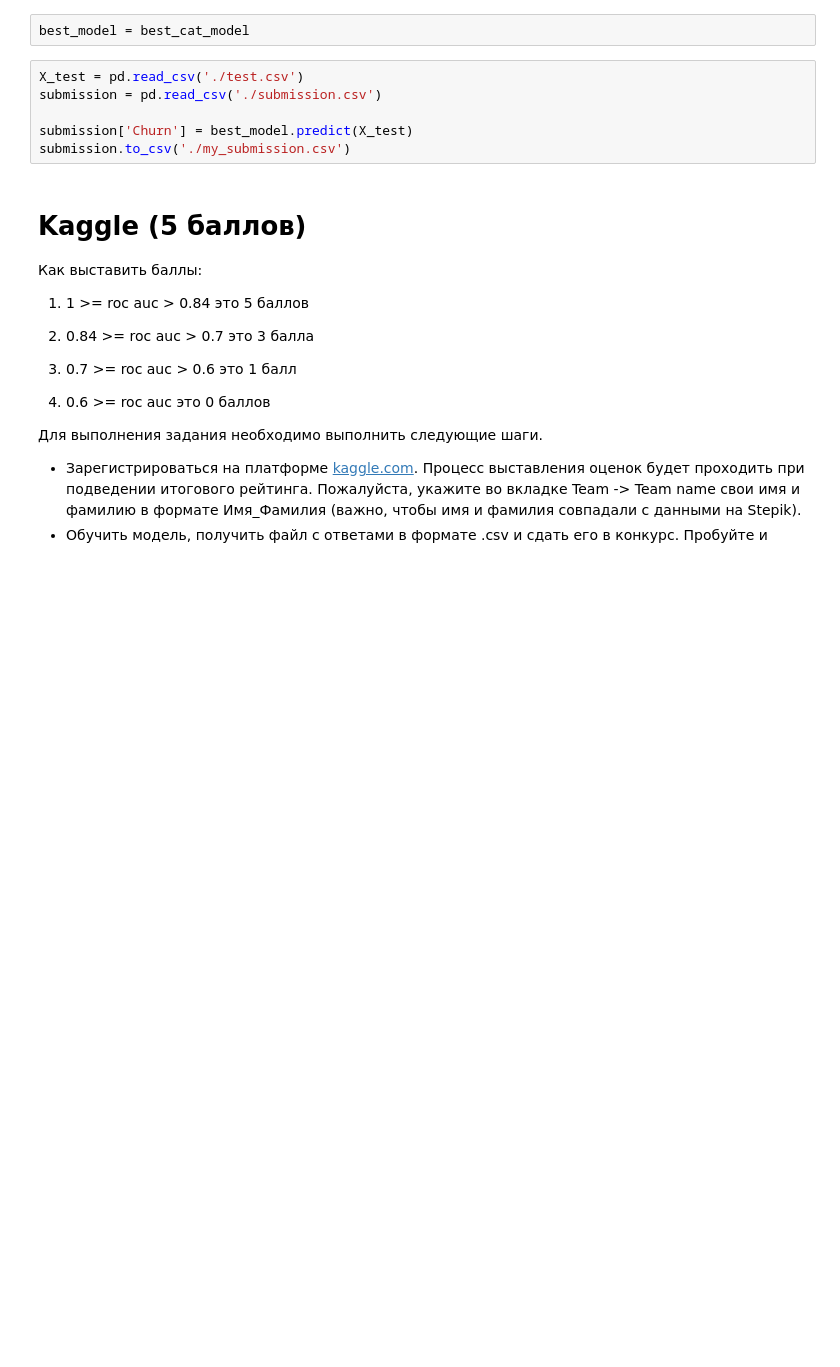
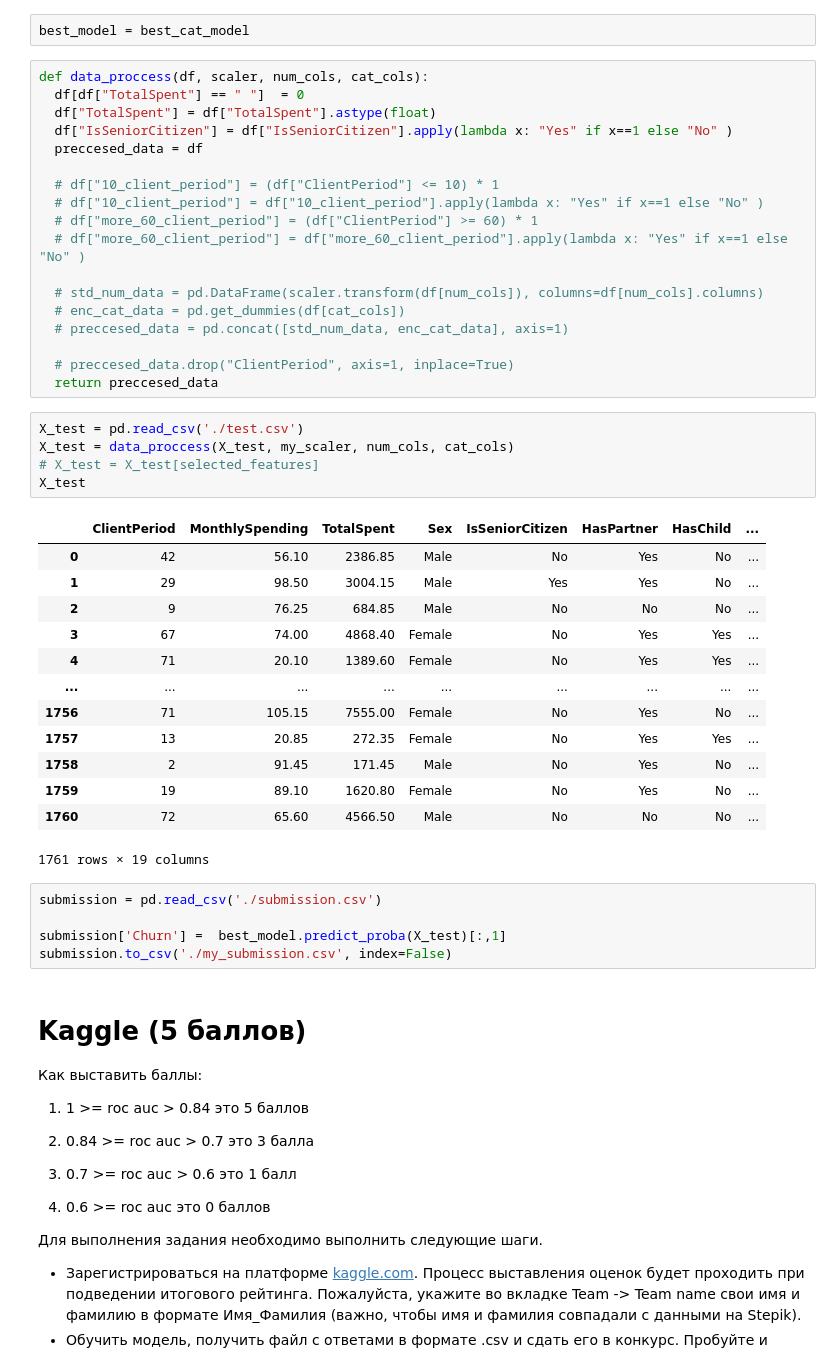
Before and after one commit to LevPerla/DLS_CV_Course, a Jupyter notebook: homeworks_2/Решение ML задачи и Kaggle./Baseline.ipynb, the cells around one changed output. Saved outputs shown, nothing was run; the diff lists cells and outputs as text; blank space fills up the shorter version.

```diff
--- a/homeworks_2/Решение ML задачи и Kaggle./Baseline.ipynb
+++ b/homeworks_2/Решение ML задачи и Kaggle./Baseline.ipynb
@@ -345,12 +433,48 @@ lr:0.3, num_trees: 1000, roc: 0.6856894409937888
 # Предсказания
 # %%
 best_model = best_cat_model
+# %%
+def data_proccess(df, scaler, num_cols, cat_cols):
+  df[df["TotalSpent"] == " "]  = 0
+  df["TotalSpent"] = df["TotalSpent"].astype(float)
+  df["IsSeniorCitizen"] = df["IsSeniorCitizen"].apply(lambda x: "Yes" if x==1 else "No" )
+  preccesed_data = df
+
+  # df["10_client_period"] = (df["ClientPeriod"] <= 10) * 1
+  # df["10_client_period"] = df["10_client_period"].apply(lambda x: "Yes" if x==1 else "No" )
+  # df["more_60_client_period"] = (df["ClientPeriod"] >= 60) * 1
+  # df["more_60_client_period"] = df["more_60_client_period"].apply(lambda x: "Yes" if x==1 else "No" )
+
+  # std_num_data = pd.DataFrame(scaler.transform(df[num_cols]), columns=df[num_cols].columns)
+  # enc_cat_data = pd.get_dummies(df[cat_cols])
+  # preccesed_data = pd.concat([std_num_data, enc_cat_data], axis=1)
+
+  # preccesed_data.drop("ClientPeriod", axis=1, inplace=True)
+  return preccesed_data
+# %%
+X_test = pd.read_csv('./test.csv')
+X_test = data_proccess(X_test, my_scaler, num_cols, cat_cols)
+# X_test = X_test[selected_features]
+X_test
+# %% [output]
+|  | ClientPeriod | MonthlySpending | TotalSpent | Sex | IsSeniorCitizen | HasPartner | HasChild | ... |
+| 0 | 42 | 56.10 | 2386.85 | Male | No | Yes | No | ... |
+| 1 | 29 | 98.50 | 3004.15 | Male | Yes | Yes | No | ... |
+| 2 | 9 | 76.25 | 684.85 | Male | No | No | No | ... |
+| 3 | 67 | 74.00 | 4868.40 | Female | No | Yes | Yes | ... |
+| 4 | 71 | 20.10 | 1389.60 | Female | No | Yes | Yes | ... |
+| ... | ... | ... | ... | ... | ... | ... | ... | ... |
+| 1756 | 71 | 105.15 | 7555.00 | Female | No | Yes | No | ... |
+| 1757 | 13 | 20.85 | 272.35 | Female | No | Yes | Yes | ... |
+| 1758 | 2 | 91.45 | 171.45 | Male | No | Yes | No | ... |
+| 1759 | 19 | 89.10 | 1620.80 | Female | No | Yes | No | ... |
+| 1760 | 72 | 65.60 | 4566.50 | Male | No | No | No | ... |
+1761 rows × 19 columns
 # %%
-X_test = pd.read_csv('./test.csv')
 submission = pd.read_csv('./submission.csv')
 
-submission['Churn'] = best_model.predict(X_test)
-submission.to_csv('./my_submission.csv')
+submission['Churn'] =  best_model.predict_proba(X_test)[:,1]
+submission.to_csv('./my_submission.csv', index=False)
 # %% [markdown]
 # Kaggle (5 баллов)
 
```
Also changed, not shown: parts of 17 cells of this notebook.
